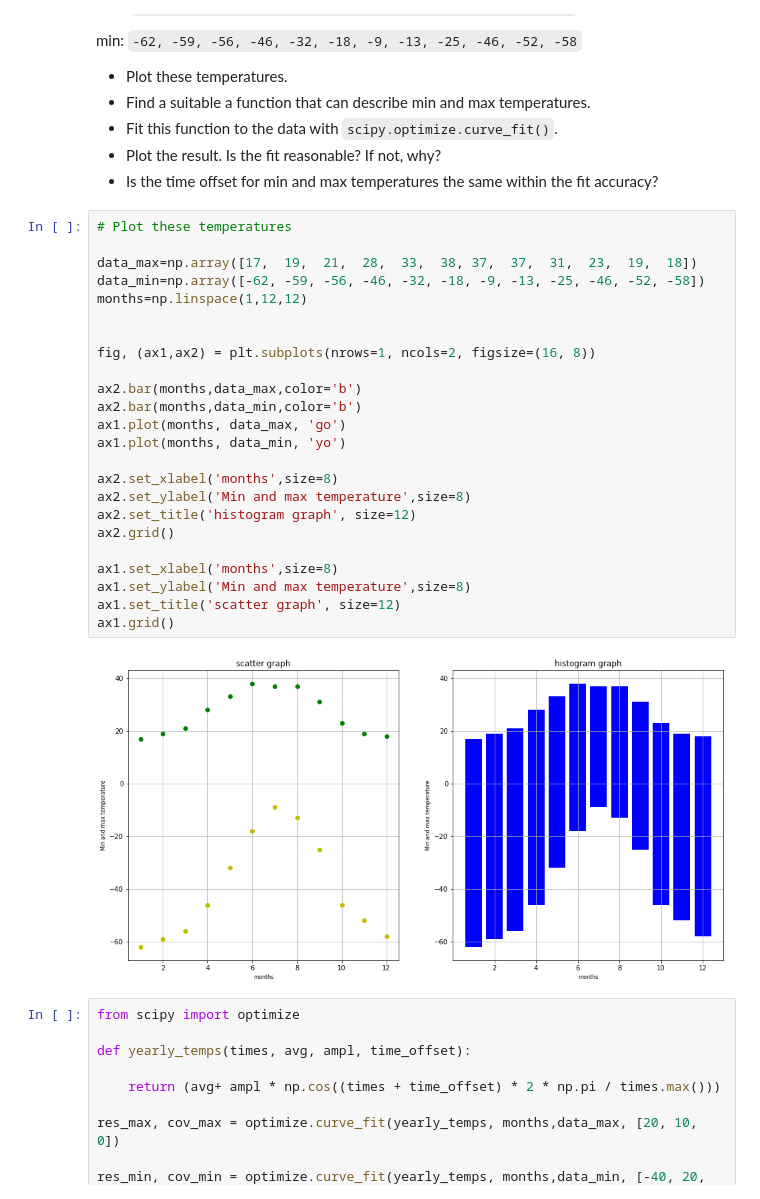
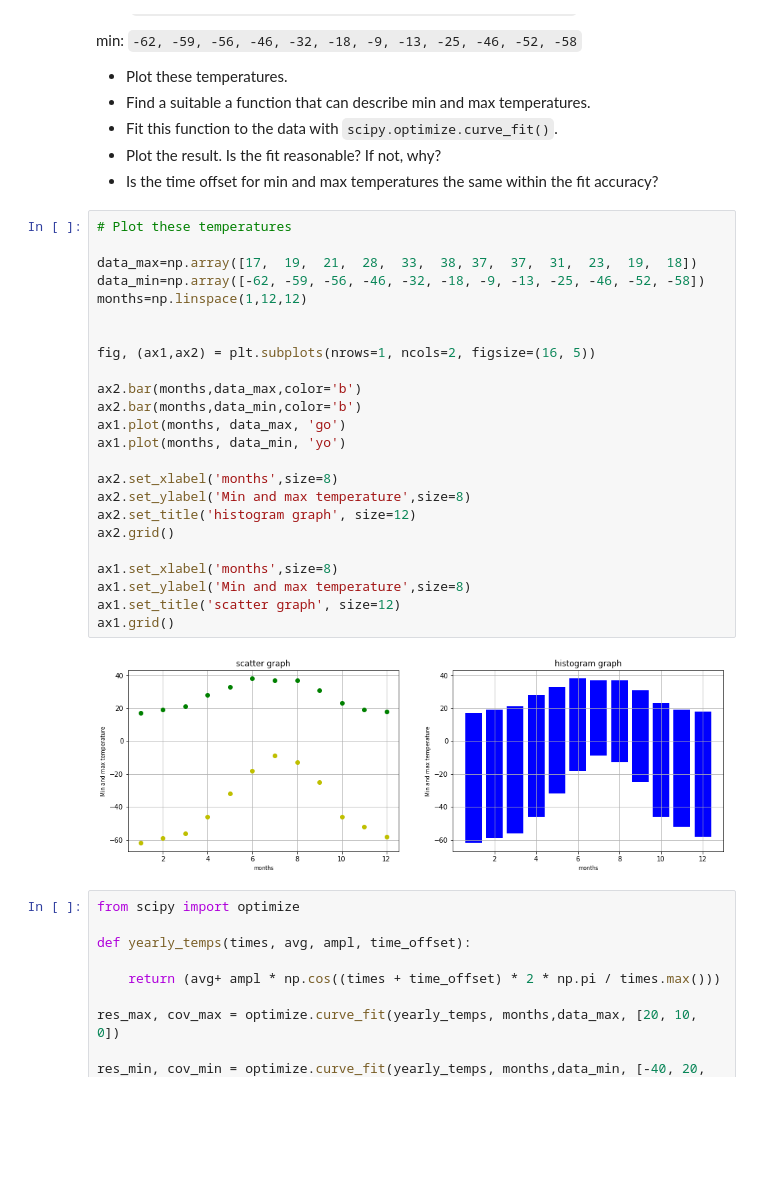
Before and after one commit to ASAL-RANGRAZIASL/LaboratoryOfComputationalPhysics_Y4, a Jupyter notebook: 08ex_fitting.ipynb, the cells around one changed output. Drawn from its saved outputs; the diff is of its cells as text; blank space fills up the shorter version.

```diff
--- a/08ex_fitting.ipynb
+++ b/08ex_fitting.ipynb
@@ -124,29 +124,29 @@ min: `-62, -59, -56, -46, -32, -18, -9, -13, -25, -46, -52, -58`
 # %%
 # Plot these temperatures
 
 data_max=np.array([17,  19,  21,  28,  33,  38, 37,  37,  31,  23,  19,  18])
 data_min=np.array([-62, -59, -56, -46, -32, -18, -9, -13, -25, -46, -52, -58])
 months=np.linspace(1,12,12)
 
 
-fig, (ax1,ax2) = plt.subplots(nrows=1, ncols=2, figsize=(16, 8))
+fig, (ax1,ax2) = plt.subplots(nrows=1, ncols=2, figsize=(16, 5))
 
 ax2.bar(months,data_max,color='b')
 ax2.bar(months,data_min,color='b')
 ax1.plot(months, data_max, 'go')
 ax1.plot(months, data_min, 'yo')
 
 ax2.set_xlabel('months',size=8)
 ax2.set_ylabel('Min and max temperature',size=8)
 ax2.set_title('histogram graph', size=12)
 ax2.grid()
 
 ax1.set_xlabel('months',size=8)
 ax1.set_ylabel('Min and max temperature',size=8)
 ax1.set_title('scatter graph', size=12)
 ax1.grid()
 # %% [output]
-[figure, old version]
+[figure, new version]
 # %%
 from scipy import optimize
 
```
Also changed, not shown: 1 other file.
